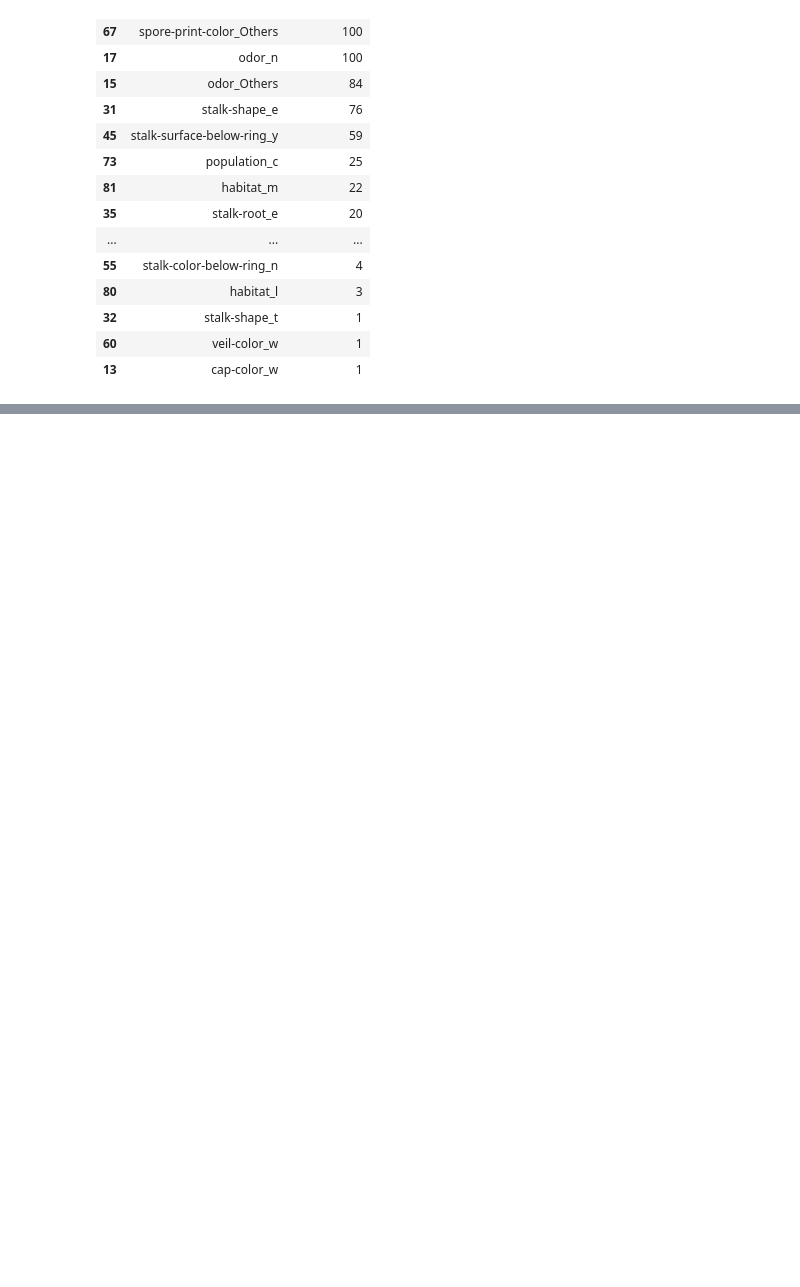
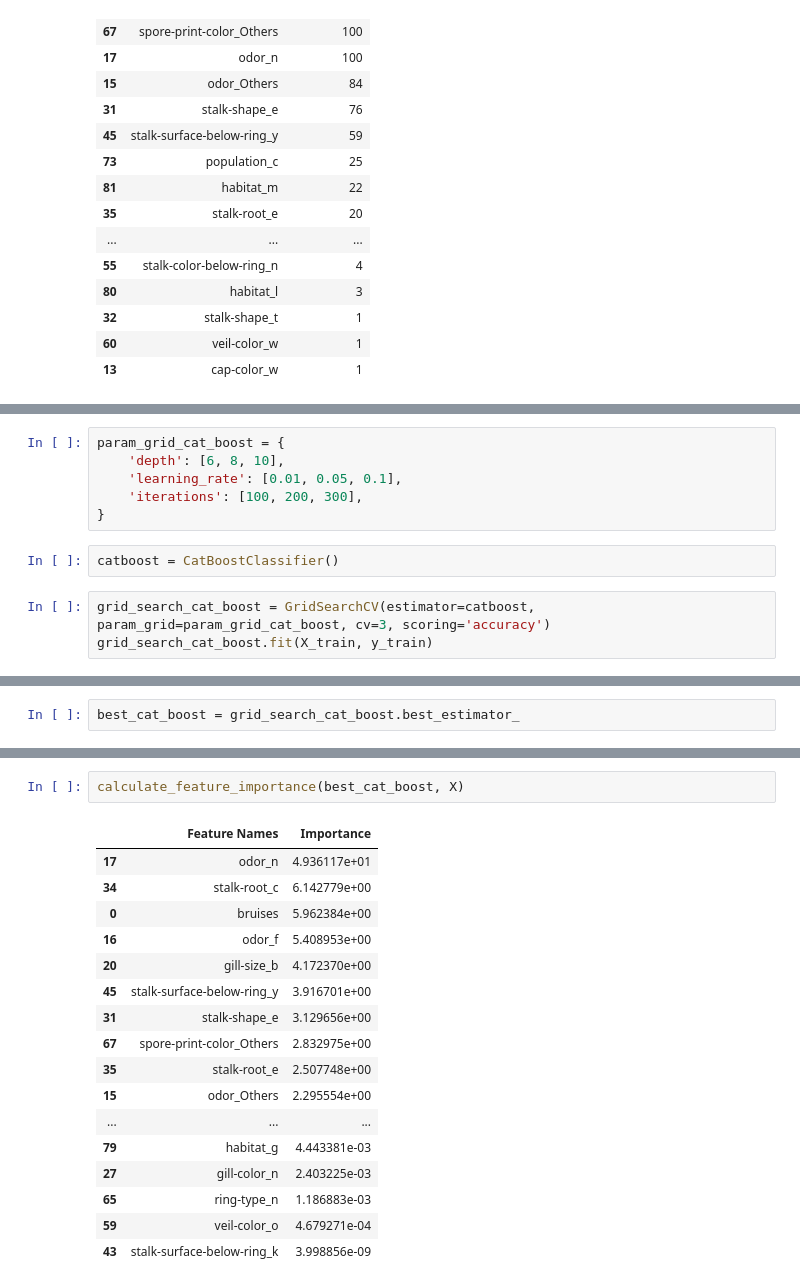
Before and after one commit to reneta-dimitrova96/Machine-Learning-Project-2023---Mushroom-Classification, a Jupyter notebook: mushroom_classification.ipynb, the cells around one changed output, grey strips where cells are left out. Drawn from its saved outputs; the diff is of its cells as text; blank space fills up the shorter version.

Commit message:
Added CatBoost model and used it

```diff
--- a/mushroom_classification.ipynb
+++ b/mushroom_classification.ipynb
@@ -940,0 +941,11 @@ Log Loss: 0.0038
+# %%
+param_grid_cat_boost = {
+    'depth': [6, 8, 10],
+    'learning_rate': [0.01, 0.05, 0.1],
+    'iterations': [100, 200, 300],
+}
+# %%
+catboost = CatBoostClassifier()
+# %%
+grid_search_cat_boost = GridSearchCV(estimator=catboost, param_grid=param_grid_cat_boost, cv=3, scoring='accuracy')
+grid_search_cat_boost.fit(X_train, y_train)
@@ -940,0 +987,2 @@ Log Loss: 0.0038
+# %%
+best_cat_boost = grid_search_cat_boost.best_estimator_
@@ -940,0 +1009,20 @@ Log Loss: 0.0038
+# %%
+calculate_feature_importance(best_cat_boost, X)
+# %% [output]
+|  | Feature Names | Importance |
+| 17 | odor_n | 4.936117e+01 |
+| 34 | stalk-root_c | 6.142779e+00 |
+| 0 | bruises | 5.962384e+00 |
+| 16 | odor_f | 5.408953e+00 |
+| 20 | gill-size_b | 4.172370e+00 |
+| 45 | stalk-surface-below-ring_y | 3.916701e+00 |
+| 31 | stalk-shape_e | 3.129656e+00 |
+| 67 | spore-print-color_Others | 2.832975e+00 |
+| 35 | stalk-root_e | 2.507748e+00 |
+| 15 | odor_Others | 2.295554e+00 |
+| ... | ... | ... |
+| 79 | habitat_g | 4.443381e-03 |
+| 27 | gill-color_n | 2.403225e-03 |
+| 65 | ring-type_n | 1.186883e-03 |
+| 59 | veil-color_o | 4.679271e-04 |
+| 43 | stalk-surface-below-ring_k | 3.998856e-09 |
```
Also changed, not shown: parts of 12 cells of this notebook, 3 other files.
